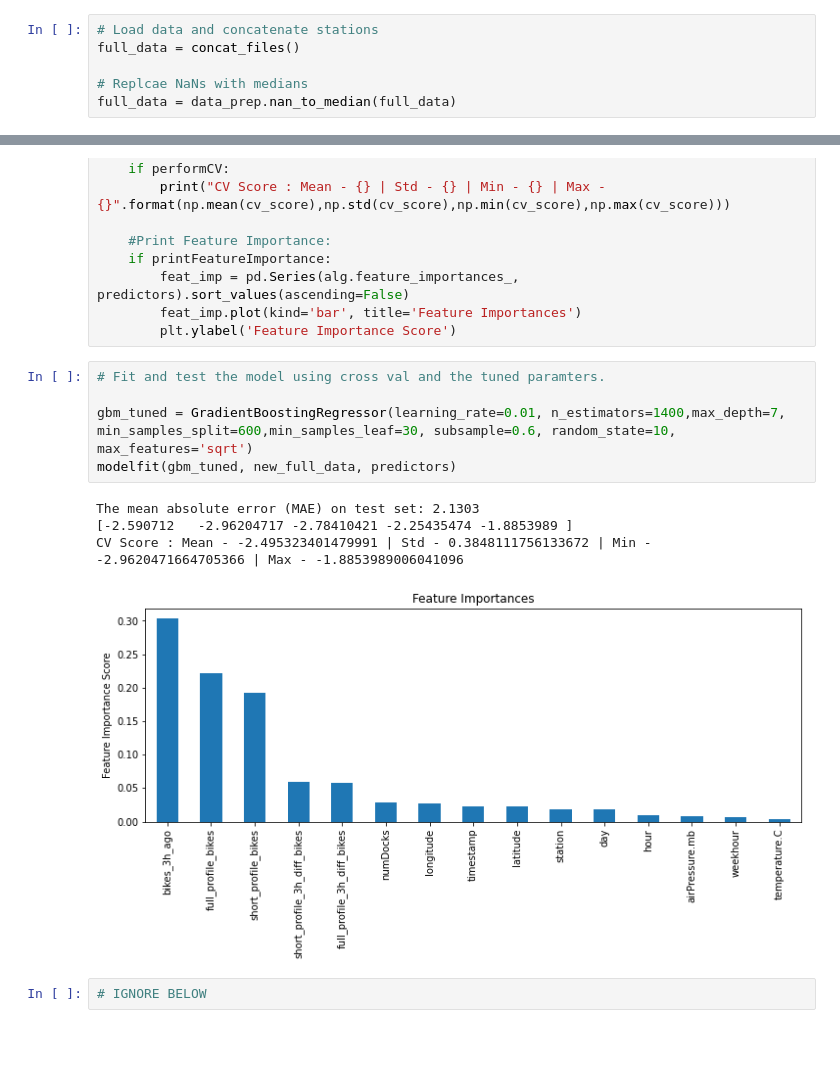
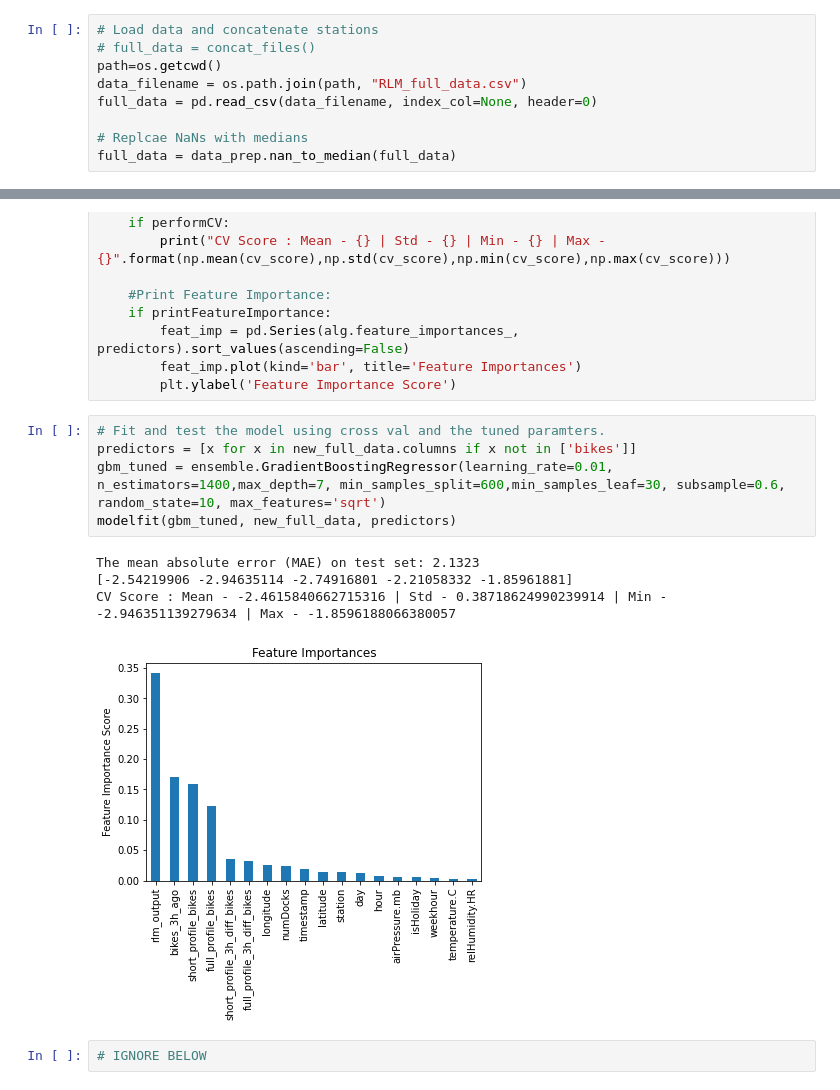
Before and after one commit to OliDeane/iai_mlp, a Jupyter notebook: gbm.ipynb, the cells around one changed output, grey strips where cells are left out. Cells and saved outputs as stored; diff of their text form; blank space fills up the shorter version.

```diff
--- a/gbm.ipynb
+++ b/gbm.ipynb
@@ -19,6 +21,9 @@ import matplotlib.pyplot as plt
 # %%
 # Load data and concatenate stations
-full_data = concat_files()
+# full_data = concat_files()
+path=os.getcwd()
+data_filename = os.path.join(path, "RLM_full_data.csv")
+full_data = pd.read_csv(data_filename, index_col=None, header=0)
 
 # Replcae NaNs with medians
 full_data = data_prep.nan_to_median(full_data)
@@ -101,14 +105,14 @@ def modelfit(alg, dtrain, predictors, performCV=True, printFeatureImportance=Tru
         plt.ylabel('Feature Importance Score')
 # %%
 # Fit and test the model using cross val and the tuned paramters.
-
-gbm_tuned = GradientBoostingRegressor(learning_rate=0.01, n_estimators=1400,max_depth=7, min_samples_split=600,min_samples_leaf=30, subsample=0.6, random_state=10, max_features='sqrt')
+predictors = [x for x in new_full_data.columns if x not in ['bikes']]
+gbm_tuned = ensemble.GradientBoostingRegressor(learning_rate=0.01, n_estimators=1400,max_depth=7, min_samples_split=600,min_samples_leaf=30, subsample=0.6, random_state=10, max_features='sqrt')
 modelfit(gbm_tuned, new_full_data, predictors)
 # %% [output]
-The mean absolute error (MAE) on test set: 2.1303
-[-2.590712   -2.96204717 -2.78410421 -2.25435474 -1.8853989 ]
-CV Score : Mean - -2.495323401479991 | Std - 0.3848111756133672 | Min - -2.9620471664705366 | Max - -1.8853989006041096
+The mean absolute error (MAE) on test set: 2.1323
+[-2.54219906 -2.94635114 -2.74916801 -2.21058332 -1.85961881]
+CV Score : Mean - -2.4615840662715316 | Std - 0.38718624990239914 | Min - -2.946351139279634 | Max - -1.8596188066380057
-[figure, old version]
+[figure, new version]
 # %%
 # IGNORE BELOW
 # %%
```
Also changed, not shown: parts of 4 cells of this notebook.
